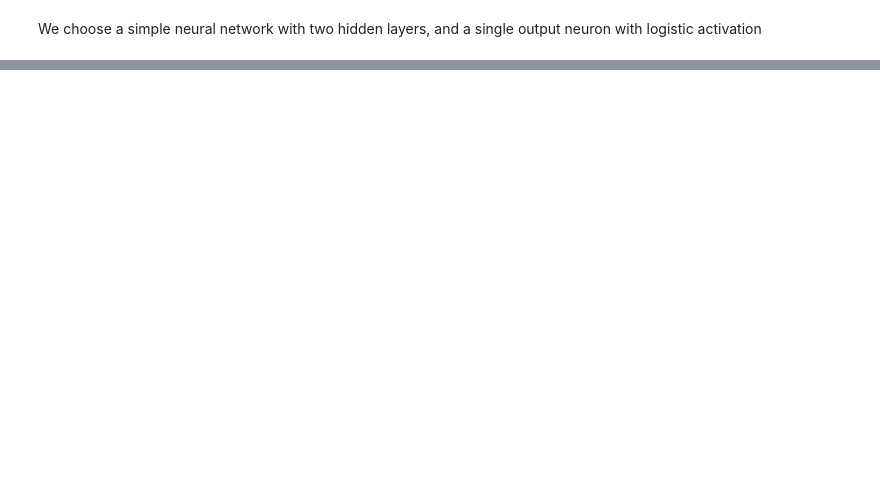
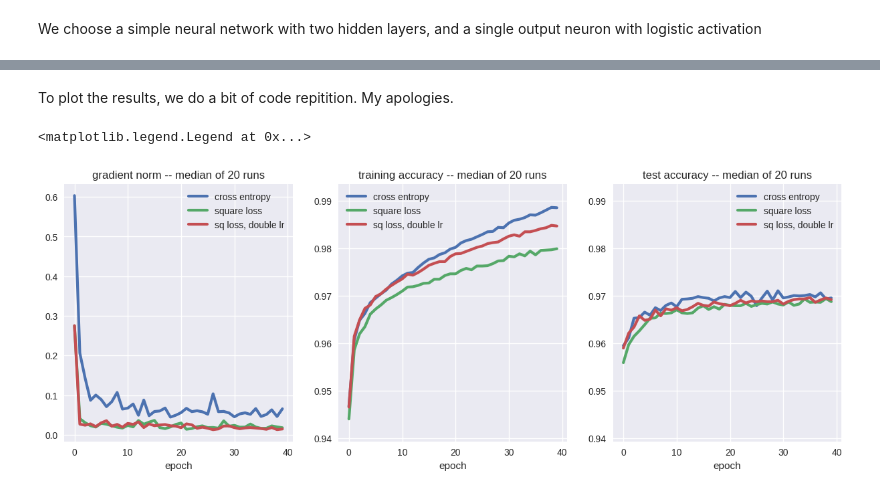
Before and after one commit to henningbruhn/math_of_ml_course, a Jupyter notebook: neural_networks/loss_compare.ipynb, the cells around one changed output, grey strips where cells are left out. Saved outputs shown, nothing was run; the diff lists cells and outputs as text; code cells hidden in the pictures; blank space fills up the shorter version.

```diff
--- a/neural_networks/loss_compare.ipynb
+++ b/neural_networks/loss_compare.ipynb
@@ -117,0 +233,11 @@ Test accuracy seems too noisy for any insights. In the loss plot, however, we se
+# %%
+histories_mse2=[]
+grad_trackers_mse2=[]
+start=time.time()
+for i in range(REPEATS):
+    print("** iteration {} **".format(i+1),end="")
+    x_bin_train,y_bin_train,x_bin_test,y_bin_test=get_datasets()
+    history,grad_tracker=run_model(0.05*2,loss_mse,"square loss")
+    histories_mse2.append(history)
+    grad_trackers_mse2.append(grad_tracker)
+    print("")
@@ -117,0 +265,37 @@ Test accuracy seems too noisy for any insights. In the loss plot, however, we se
+# %% [markdown]
+To plot the results, we do a bit of code repitition. My apologies.
+# %%
+fig,axs=plt.subplots(1,3,figsize=(15,5))
+axs=axs.flat
+
+ax=axs[0]
+plot_grads(layer,ax)
+grad_norms_mse2=np.array([grad_tracker.grad_norms for grad_tracker in grad_trackers_mse2])
+grad_norms=np.median(grad_norms_mse2[:,:,layer],axis=0)
+ax.plot(grad_norms,label="sq loss, double lr",linewidth=3)
+ax.set_xlabel("epoch")
+ax.set_title("gradient norm -- median of {} runs".format(epochs))
+ax.legend()
+
+ax=axs[1]
+losses=np.median([history.history["accuracy"] for history in histories_mse2],axis=0)
+ax.plot(acc_X,label="cross entropy",linewidth=3)
+ax.plot(acc_mse,label="square loss",linewidth=3)
+ax.plot(losses,label="sq loss, double lr",linewidth=3)
+ax.set_title("training accuracy -- median of {} runs".format(epochs))
+ax.set_xlabel("epoch")
+ax.set_ylim(ymin,ymax)
+ax.legend()
+
+ax=axs[2]
+losses=np.median([history.history["val_accuracy"] for history in histories_mse2],axis=0)
+ax.plot(np.median(results["val_acc_cross_entropy"],axis=0),label="cross entropy",linewidth=3)
+ax.plot(np.median(results["val_acc_mse"],axis=0),label="square loss",linewidth=3)
+ax.plot(losses,label="sq loss, double lr",linewidth=3)
+ax.set_title("test accuracy -- median of {} runs".format(epochs))
+ax.set_xlabel("epoch")
+ax.set_ylim(ymin,ymax)
+ax.legend()
+# %% [output]
+<matplotlib.legend.Legend at 0x...>
+[figure, added]
```
Also changed, not shown: parts of 27 cells of this notebook.
